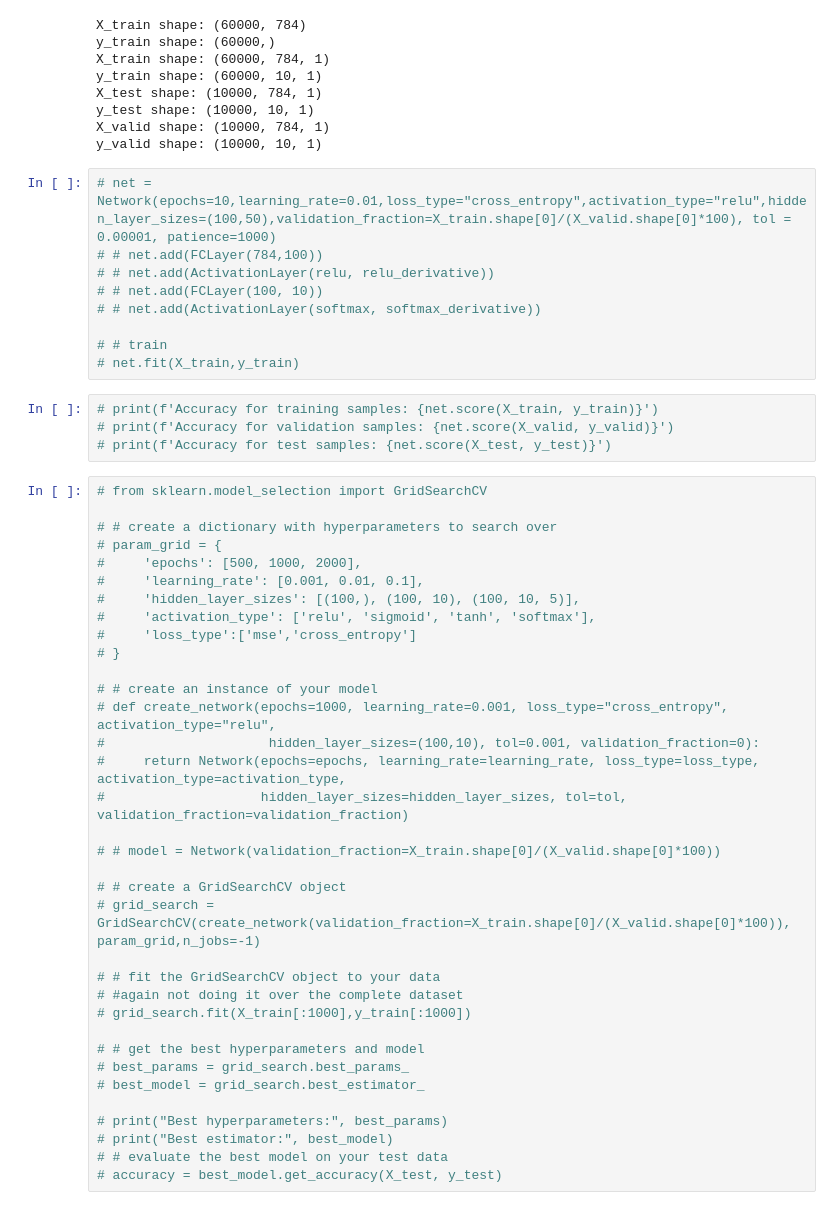
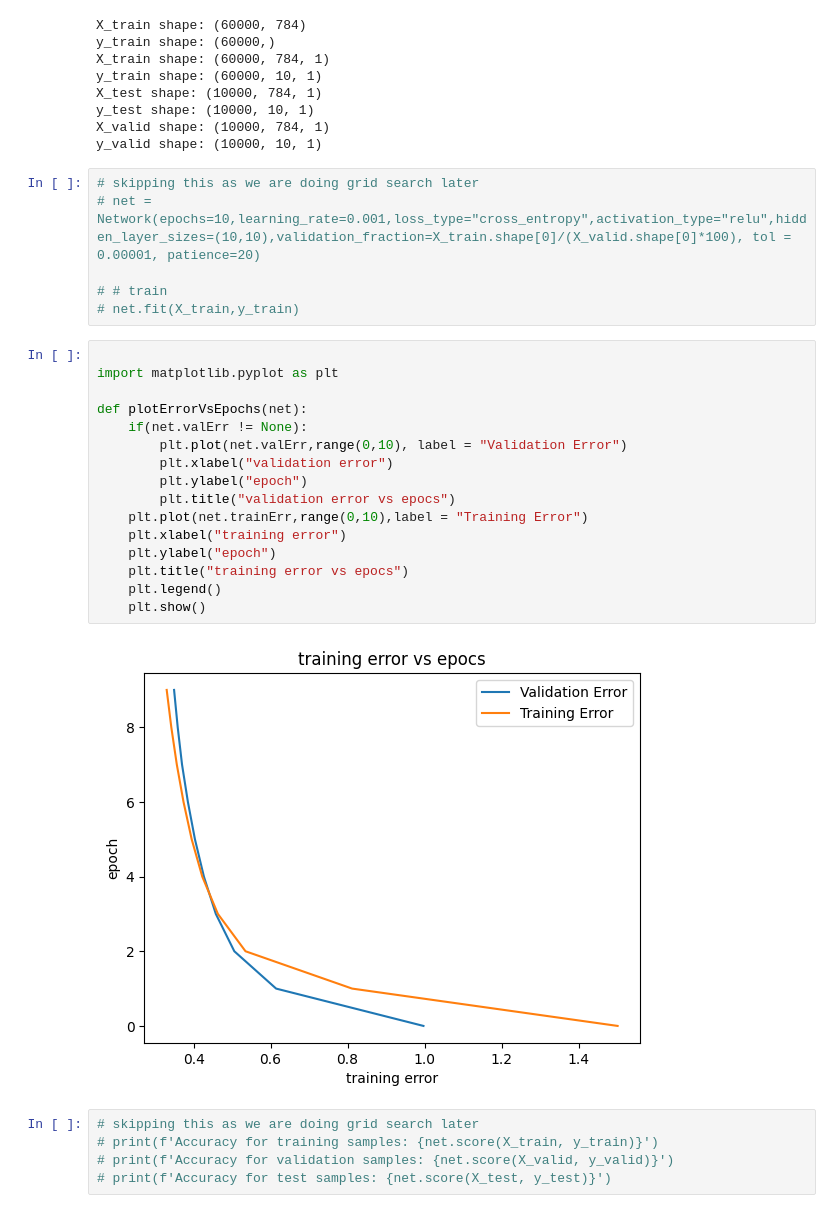
Before and after one commit to sanjeet-jain/cs-559, a Jupyter notebook: S23_CS559_Project2/Project2.ipynb, the cells around one changed output. Drawn from its saved outputs; the diff is of its cells as text.

```diff
--- a/S23_CS559_Project2/Project2.ipynb
+++ b/S23_CS559_Project2/Project2.ipynb
@@ -386,53 +391,34 @@ y_test shape: (10000, 10, 1)
 X_valid shape: (10000, 784, 1)
 y_valid shape: (10000, 10, 1)
 # %%
-# net = Network(epochs=10,learning_rate=0.01,loss_type="cross_entropy",activation_type="relu",hidden_layer_sizes=(100,50),validation_fraction=X_train.shape[0]/(X_valid.shape[0]*100), tol = 0.00001, patience=1000)
-# # net.add(FCLayer(784,100))
-# # net.add(ActivationLayer(relu, relu_derivative))
-# # net.add(FCLayer(100, 10))
-# # net.add(ActivationLayer(softmax, softmax_derivative))
+# skipping this as we are doing grid search later
+# net = Network(epochs=10,learning_rate=0.001,loss_type="cross_entropy",activation_type="relu",hidden_layer_sizes=(10,10),validation_fraction=X_train.shape[0]/(X_valid.shape[0]*100), tol = 0.00001, patience=20)
 
 # # train
 # net.fit(X_train,y_train)
+# %%
+
+import matplotlib.pyplot as plt
+
+def plotErrorVsEpochs(net):
+    if(net.valErr != None):
+        plt.plot(net.valErr,range(0,10), label = "Validation Error")
+        plt.xlabel("validation error")
+        plt.ylabel("epoch")
+        plt.title("validation error vs epocs")
+    plt.plot(net.trainErr,range(0,10),label = "Training Error")
+    plt.xlabel("training error")
+    plt.ylabel("epoch")
+    plt.title("training error vs epocs")
+    plt.legend()
+    plt.show()
+# %% [output]
+[figure, added]
 # %%
+# skipping this as we are doing grid search later
 # print(f'Accuracy for training samples: {net.score(X_train, y_train)}')
 # print(f'Accuracy for validation samples: {net.score(X_valid, y_valid)}')
 # print(f'Accuracy for test samples: {net.score(X_test, y_test)}')
-# %%
-# from sklearn.model_selection import GridSearchCV
-
-# # create a dictionary with hyperparameters to search over
-# param_grid = {
-#     'epochs': [500, 1000, 2000],
-#     'learning_rate': [0.001, 0.01, 0.1],
-#     'hidden_layer_sizes': [(100,), (100, 10), (100, 10, 5)],
-#     'activation_type': ['relu', 'sigmoid', 'tanh', 'softmax'],
-#     'loss_type':['mse','cross_entropy']
-# }
-
-# # create an instance of your model
-# def create_network(epochs=1000, learning_rate=0.001, loss_type="cross_entropy", activation_type="relu",
-#                     hidden_layer_sizes=(100,10), tol=0.001, validation_fraction=0):
-#     return Network(epochs=epochs, learning_rate=learning_rate, loss_type=loss_type, activation_type=activation_type,
-#                    hidden_layer_sizes=hidden_layer_sizes, tol=tol, validation_fraction=validation_fraction)
-
-# # model = Network(validation_fraction=X_train.shape[0]/(X_valid.shape[0]*100))
-
-# # create a GridSearchCV object
-# grid_search = GridSearchCV(create_network(validation_fraction=X_train.shape[0]/(X_valid.shape[0]*100)), param_grid,n_jobs=-1)
-
-# # fit the GridSearchCV object to your data
-# #again not doing it over the complete dataset
-# grid_search.fit(X_train[:1000],y_train[:1000])
-
-# # get the best hyperparameters and model
-# best_params = grid_search.best_params_
-# best_model = grid_search.best_estimator_
-
-# print("Best hyperparameters:", best_params)
-# print("Best estimator:", best_model)
-# # evaluate the best model on your test data
-# accuracy = best_model.get_accuracy(X_test, y_test)
 # %%
 from sklearn.model_selection import ParameterGrid
 import numpy as np
```
Also changed, not shown: parts of 3 cells of this notebook.
